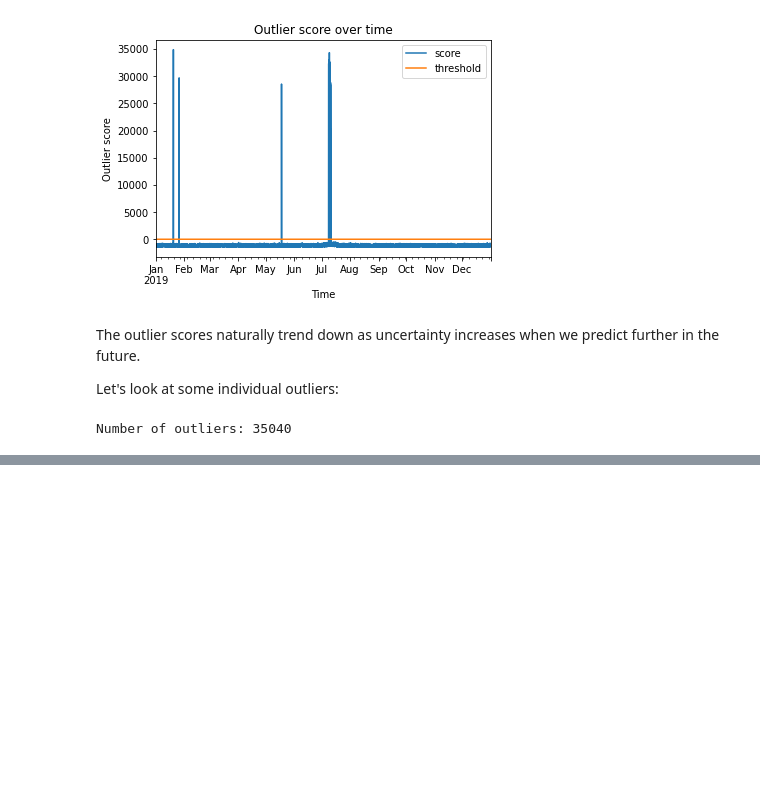
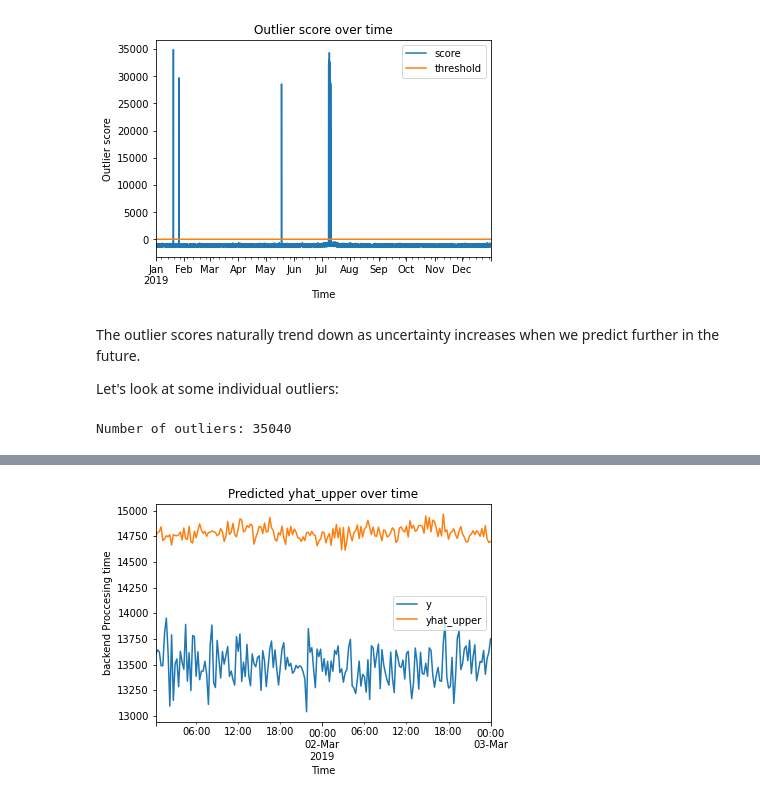
Before and after one commit to Salitha-Dilshan-Herath/Prophet, a Jupyter notebook: 2019_anomaly_0.3-3-large_anomaly.ipynb, the cells around one changed output, grey strips where cells are left out. Cells and saved outputs as stored; diff of their text form; code cells hidden in the pictures; blank space fills up the shorter version.

```diff
--- a/2019_anomaly_0.3-3-large_anomaly.ipynb
+++ b/2019_anomaly_0.3-3-large_anomaly.ipynb
@@ -260,0 +321,10 @@ df_outlier.to_csv('Predict_2019_0.3_3', header=None)
+# %%
+rangeDate = (forecast['ds'] > '2019-03-01 00:00:00') & (forecast['ds'] <= '2019-03-03 00:00:00')
+march_df = forecast.loc[rangeDate]
+march_df.plot(x='ds', y=['y','yhat_upper'])
+plt.title('Predicted yhat_upper over time')
+plt.xlabel('Time')
+plt.ylabel('backend Proccesing time')
+plt.show()
+# %% [output]
+[figure, added]
```
Also changed, not shown: parts of 21 cells of this notebook, 2 other files.
